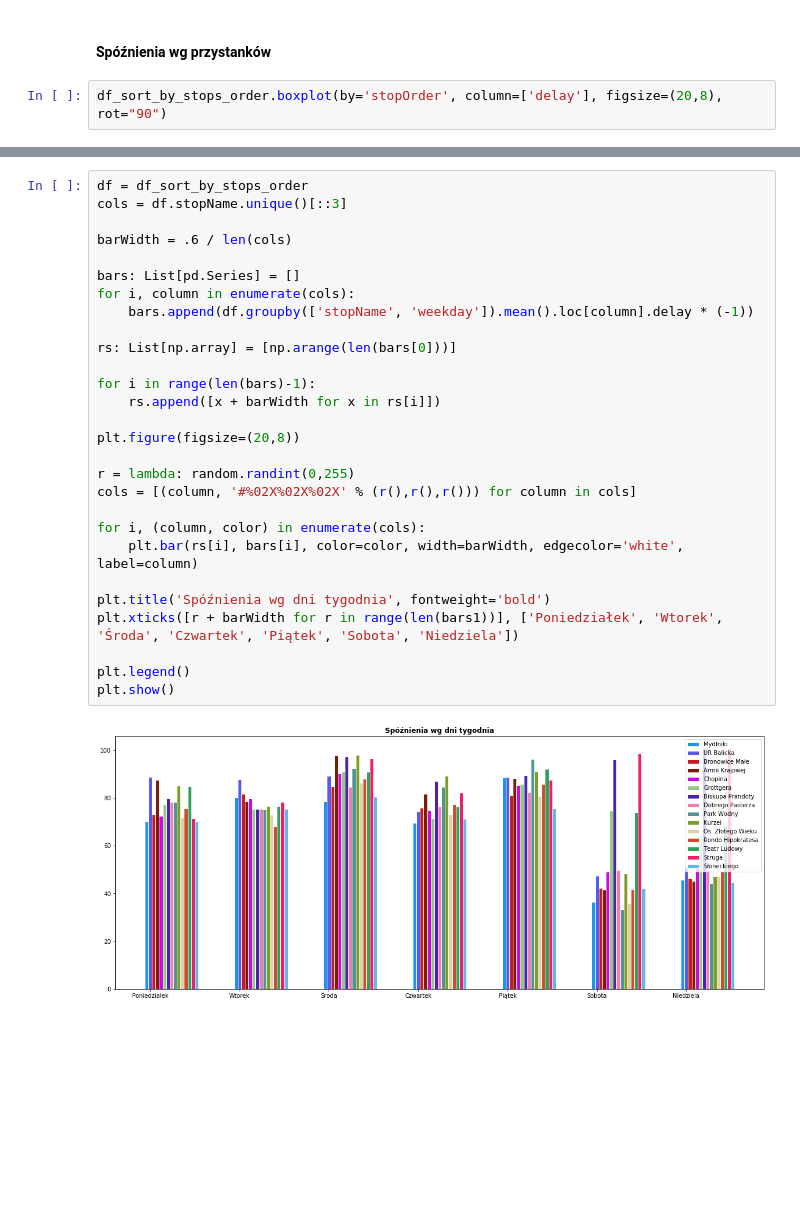
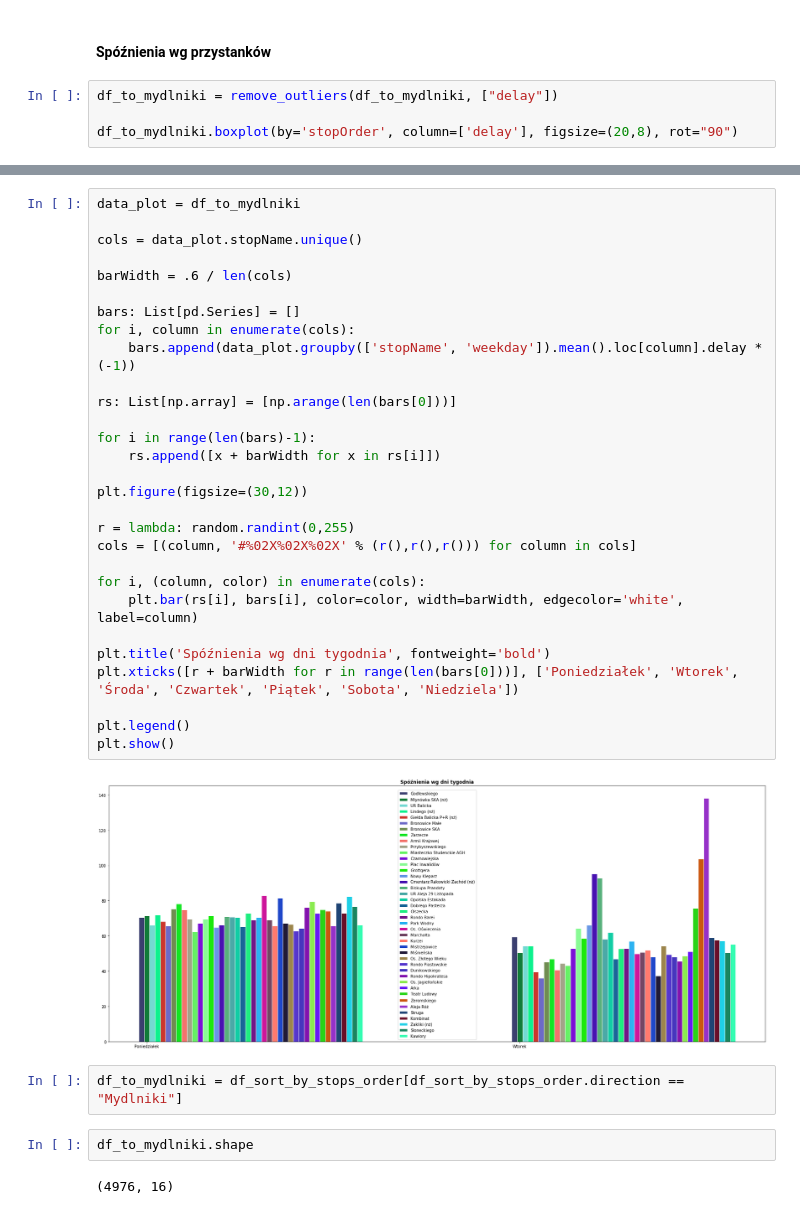
Before and after one commit to Valaraucoo/ids-data-analysis, a Jupyter notebook: ids-data-analysis.ipynb, the cells around one changed output, grey strips where cells are left out. Drawn from its saved outputs; the diff is of its cells as text; blank space fills up the shorter version.

Commit message:
delays per weekday

```diff
--- a/ids-data-analysis.ipynb
+++ b/ids-data-analysis.ipynb
@@ -234,6 +252,8 @@ plt.show()
 # %% [markdown]
 #### Spóźnienia wg przystanków
 # %%
-df_sort_by_stops_order.boxplot(by='stopOrder', column=['delay'], figsize=(20,8), rot="90")
+df_to_mydlniki = remove_outliers(df_to_mydlniki, ["delay"])
+
+df_to_mydlniki.boxplot(by='stopOrder', column=['delay'], figsize=(20,8), rot="90")
 # %% [output]
 <matplotlib.axes._subplots.AxesSubplot at 0x...>
@@ -241,30 +261,37 @@ df_sort_by_stops_order.boxplot(by='stopOrder', column=['delay'], figsize=(20,8),
 # %%
-df = df_sort_by_stops_order
-cols = df.stopName.unique()[::3]
+data_plot = df_to_mydlniki
+
+cols = data_plot.stopName.unique()
 
 barWidth = .6 / len(cols)
 
 bars: List[pd.Series] = []
 for i, column in enumerate(cols):
-    bars.append(df.groupby(['stopName', 'weekday']).mean().loc[column].delay * (-1))
+    bars.append(data_plot.groupby(['stopName', 'weekday']).mean().loc[column].delay * (-1))
 
 rs: List[np.array] = [np.arange(len(bars[0]))]
 
 for i in range(len(bars)-1):
     rs.append([x + barWidth for x in rs[i]])
 
-plt.figure(figsize=(20,8))
+plt.figure(figsize=(30,12))
 
 r = lambda: random.randint(0,255)
 cols = [(column, '#%02X%02X%02X' % (r(),r(),r())) for column in cols]
 
 for i, (column, color) in enumerate(cols):
     plt.bar(rs[i], bars[i], color=color, width=barWidth, edgecolor='white', label=column)
 
 plt.title('Spóźnienia wg dni tygodnia', fontweight='bold')
-plt.xticks([r + barWidth for r in range(len(bars1))], ['Poniedziałek', 'Wtorek', 'Środa', 'Czwartek', 'Piątek', 'Sobota', 'Niedziela'])
+plt.xticks([r + barWidth for r in range(len(bars[0]))], ['Poniedziałek', 'Wtorek', 'Środa', 'Czwartek', 'Piątek', 'Sobota', 'Niedziela'])
 
 plt.legend()
 plt.show()
 # %% [output]
-[figure, old version]
+[figure, new version]
+# %%
+df_to_mydlniki = df_sort_by_stops_order[df_sort_by_stops_order.direction == "Mydlniki"]
+# %%
+df_to_mydlniki.shape
+# %% [output]
+(4976, 16)
```
Also changed, not shown: parts of 16 cells of this notebook.
